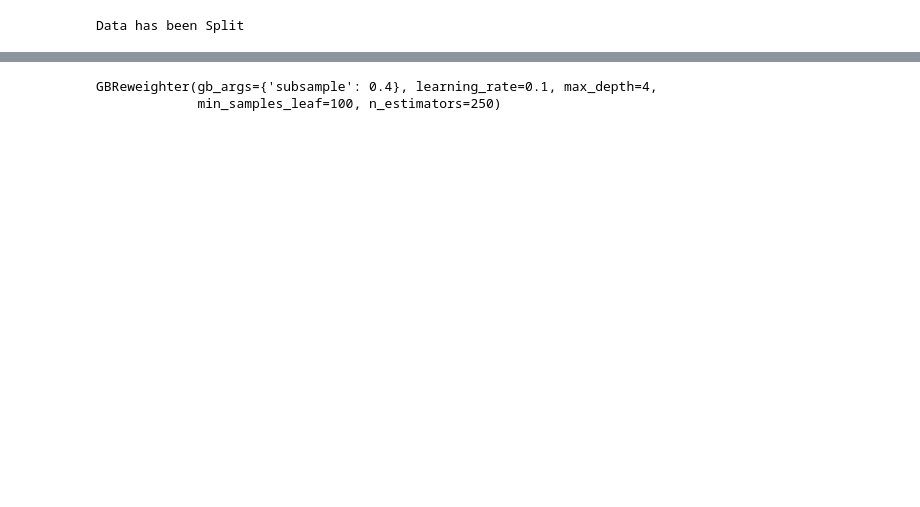
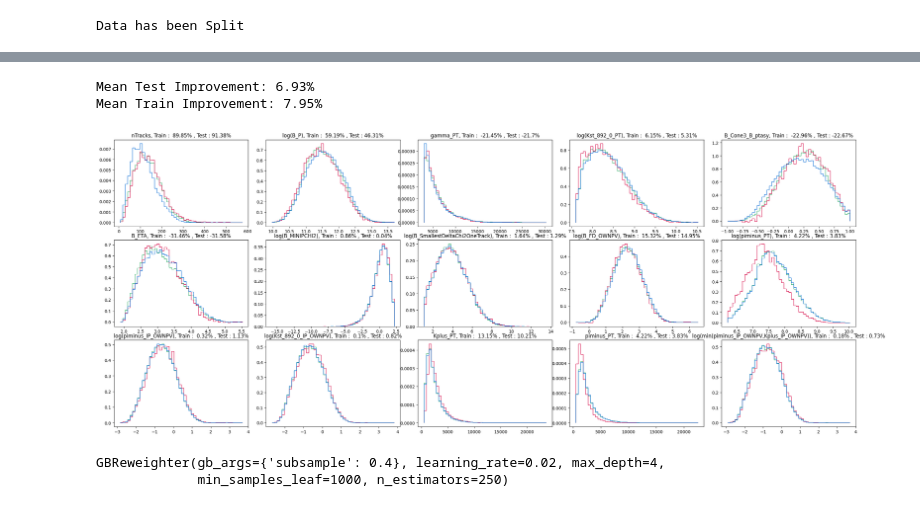
Before and after one commit to s1960329/MScProjectCode, a Jupyter notebook: scipts/TuneReweighting.ipynb, the cells around one changed output, grey strips where cells are left out. Saved outputs shown, nothing was run; the diff lists cells and outputs as text; code cells hidden in the pictures; blank space fills up the shorter version.

```diff
--- a/scipts/TuneReweighting.ipynb
+++ b/scipts/TuneReweighting.ipynb
@@ -118 +131,51 @@ Y: [[ 2.44923314e-04  1.65872203e-03  3.40021125e-03  4.64340821e-03
+# %%
+
+def CreateLargeCanvasOfDoublePlots():
+
+    PlotingColums = np.array( ["nTracks","log(B_P)", "gamma_PT","log(Kst_892_0_PT)", "B_Cone3_B_ptasy", "B_ETA",
+                               "log(B_MINIPCHI2)", "log(B_SmallestDeltaChi2OneTrack)", "log(B_FD_OWNPV)","log(piminus_PT)", "log(piminus_IP_OWNPV)",
+                               "log(Kst_892_0_IP_OWNPV)", "Kplus_PT", "piminus_PT", "log(min(piminus_IP_OWNPV,Kplus_IP_OWNPV))"] )
+
+    canvas, axes = plt.subplots(3,5,figsize=(25, 10))
+    canvas.tight_layout()
+    index = 0
+    KS_change_test  = 0
+    KS_change_train = 0
+
+    for ax in axes.flat:
+
+        variable = PlotingColums[index]
+
+        hist_kpi_y,   hist_kpi_x,   _  = ax.hist(  [kpiMC_test[variable], kpiSW_test[variable], kpiMC_test[variable]],
+                                         weights = [kpiMC_weights_test,   kpiSW_weights_test,   FittedWeights_test],
+                                         color   = [colors["blue"],       colors["red"],        colors["green"]],
+                                         label   = ["Kpi MC",             "Kpi Sample",         "Kpi MC Reweighted"],
+                                         **hist_style )
+        index += 1
+
+        KS_before_test = ks_2samp_weighted(kpiMC_test[variable], kpiSW_test[variable], weights1=kpiMC_weights_test, weights2=np.ones(len(kpiSW_test[variable]), dtype=float))
+        KS_After_test  = ks_2samp_weighted(kpiMC_test[variable], kpiSW_test[variable], weights1=FittedWeights_test, weights2=np.ones(len(kpiSW_test[variable]), dtype=float))
+        KS_change_test += (KS_before_test/KS_After_test - 1)
+
+        KS_before_train = ks_2samp_weighted(kpiMC_train[variable], kpiSW_train[variable], weights1=kpiMC_weights_train, weights2=np.ones(len(kpiSW_train[variable]), dtype=float))
+        KS_After_train  = ks_2samp_weighted(kpiMC_train[variable], kpiSW_train[variable], weights1=FittedWeights_train, weights2=np.ones(len(kpiSW_train[variable]), dtype=float))
+        KS_change_train += (KS_before_train/KS_After_train - 1)
+
+
+        ax.set_title(f"{variable}, Train :  {np.round((KS_before_train/KS_After_train - 1)*100,2)}% , Test : {np.round((KS_before_test/KS_After_test - 1)*100,2)}%")
+
+    meanKSR_test  = (KS_change_test / len(PlotingColums))*100
+    meanKSR_train = (KS_change_train / len(PlotingColums))*100
+
+    print(f"Mean Test Improvement: {np.round(meanKSR_test,2)}%")
+    print(f"Mean Train Improvement: {np.round(meanKSR_train,2)}%")
+
+    canvas.savefig("../imgs/superCanvas.png")
+
+
+CreateLargeCanvasOfDoublePlots()
+# %% [output]
+Mean Test Improvement: 6.93%
+Mean Train Improvement: 7.95%
+[figure, added]
 # %%
@@ -162,12 +228,12 @@ def CreateDoublePlot(variable, Reweighter, TrainingColums):
 
     return KS_resid
 # %%
-GradientBoostedReweighter = reweight.GBReweighter(n_estimators=250,  learning_rate=0.1, max_depth=4, min_samples_leaf=100, gb_args={'subsample': 0.4})
+GradientBoostedReweighter = reweight.GBReweighter(n_estimators=250, learning_rate=0.02, max_depth=4, min_samples_leaf=1000, gb_args={'subsample': 0.4})
 #GradientBoostedReweighter = reweight.FoldingReweighter(GradientBoostedReweighter, n_folds=2)
-GradientBoostedReweighter.fit(kpiMC_train[TrainingColums], kpiSW_train[TrainingColums])
+GradientBoostedReweighter.fit(kpiMC_train[TrainingColums], kpiSW_train[TrainingColums], original_weight=kpiMC_weights_train, target_weight=kpiSW_weights_train)
 # %% [output]
-GBReweighter(gb_args={'subsample': 0.4}, learning_rate=0.1, max_depth=4,
-             min_samples_leaf=100, n_estimators=250)
+GBReweighter(gb_args={'subsample': 0.4}, learning_rate=0.02, max_depth=4,
+             min_samples_leaf=1000, n_estimators=250)
 # %%
 KSR_Gamma = 0
 
```
Also changed, not shown: parts of 8 cells of this notebook, 21 other files.
